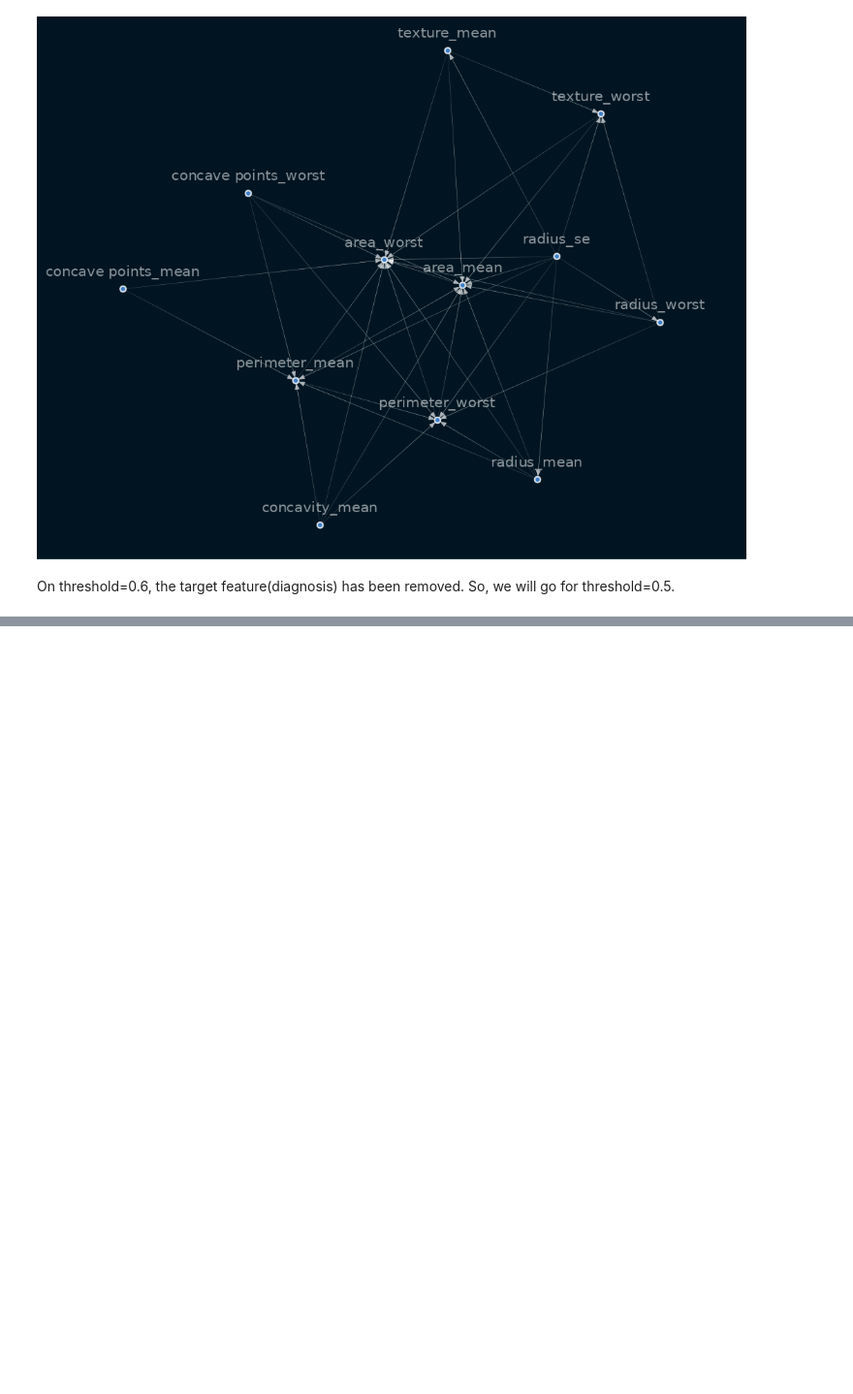
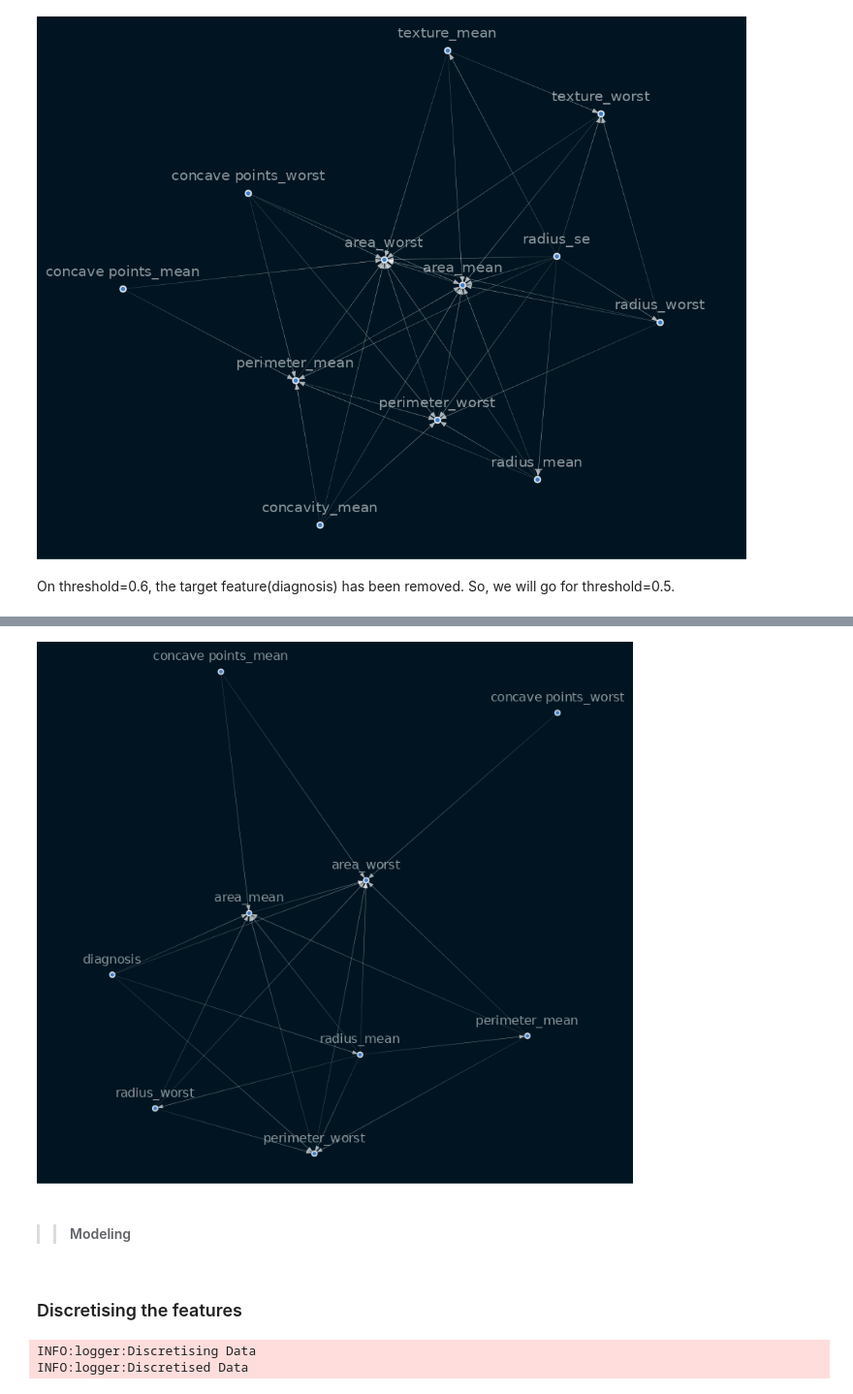
Before and after one commit to jedisam/Causal_inference, a Jupyter notebook: notebooks/causality.ipynb, the cells around one changed output, grey strips where cells are left out. Shown at 97% size. Cells and saved outputs as stored; diff of their text form; code cells hidden in the pictures; blank space fills up the shorter version.

```diff
--- a/notebooks/causality.ipynb
+++ b/notebooks/causality.ipynb
@@ -266,0 +222,22 @@ G
+# %%
+sample_50 = sel_feat.sample(frac=0.8, random_state=42)
+sm_50 = from_pandas(sample_50)
+# %%
+sm_50.remove_edges_below_threshold(0.8)
+viz = plot_structure(
+    sm_50,
+    graph_attributes={"scale": "2.5",'size':'2.5'},
+    all_node_attributes=NODE_STYLE.WEAK,
+    all_edge_attributes=EDGE_STYLE.WEAK)
+Image(viz.draw(format='png'))
+# %% [output]
+[figure, added]
+# %% [markdown]
+>> #### Modeling
+# %% [markdown]
+### Discretising the features
+# %%
+discretise_data = causal.discretise(sel_feat)
+# %% [output]
+INFO:logger:Discretising Data
+INFO:logger:Discretised Data
```
Also changed, not shown: parts of 46 cells of this notebook.
